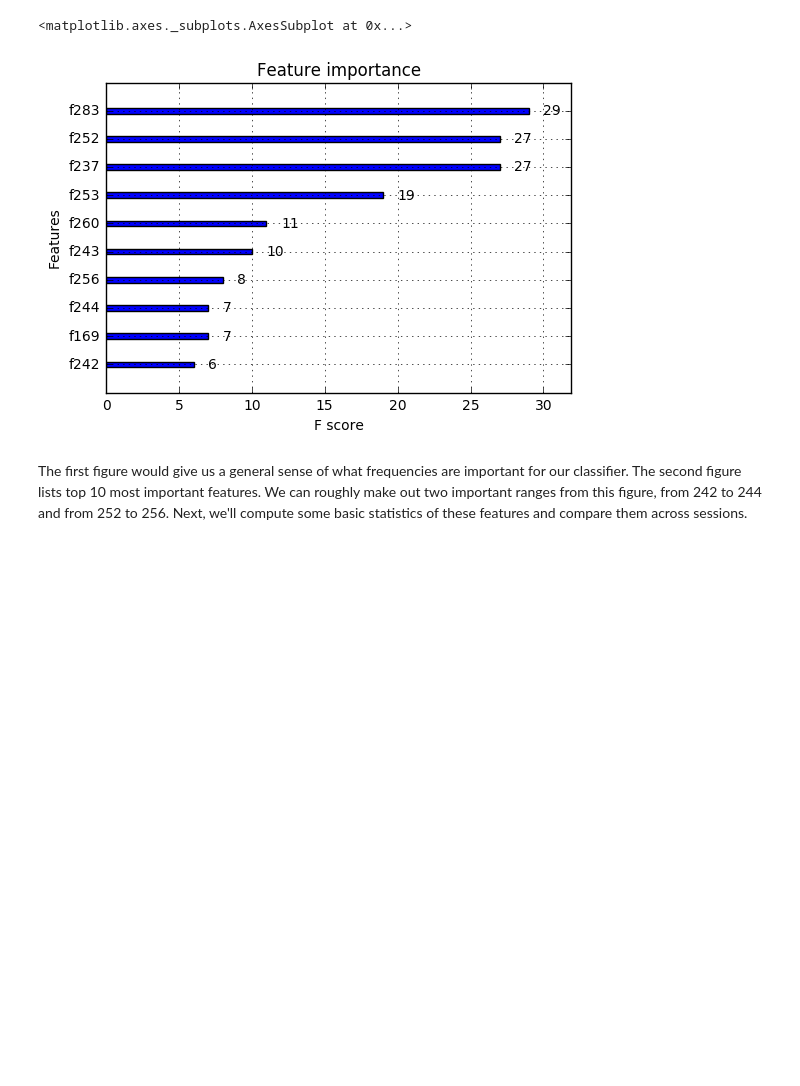
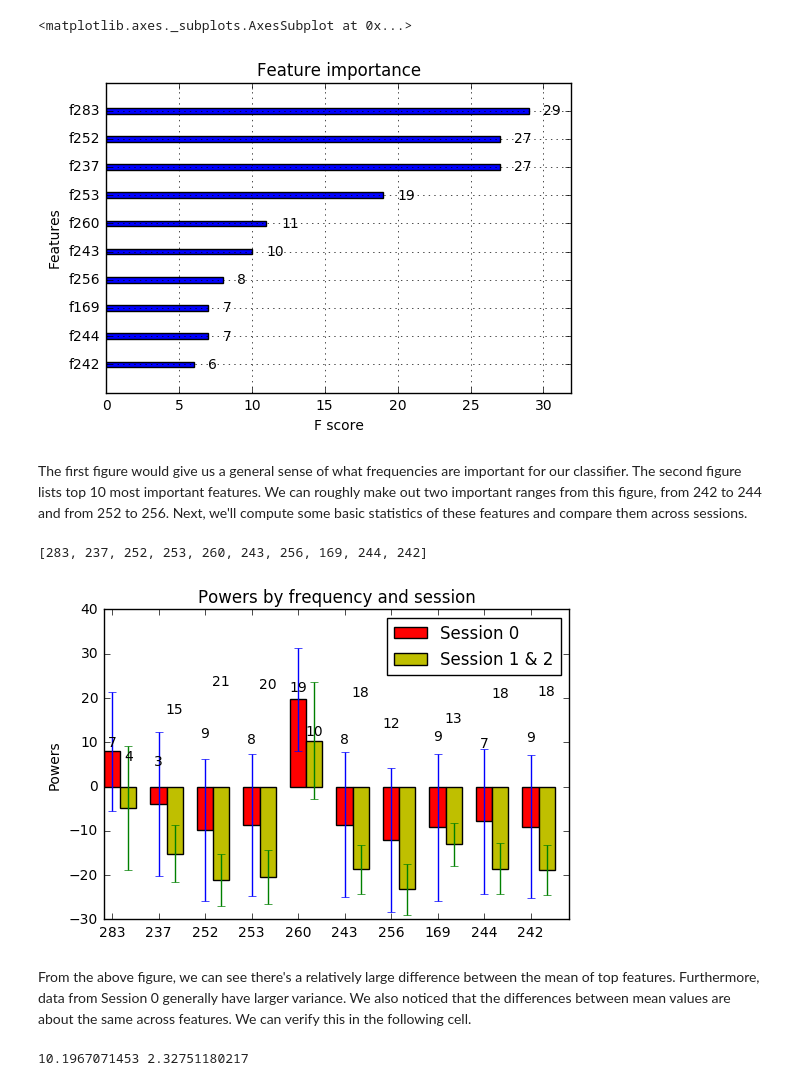
Before and after one commit to UltimateBeaver/290T-mrt-lab2, a Jupyter notebook: lab-2.ipynb, the cells around one changed output. Saved outputs shown, nothing was run; the diff lists cells and outputs as text; code cells hidden in the pictures; blank space fills up the shorter version.

```diff
--- a/lab-2.ipynb
+++ b/lab-2.ipynb
@@ -233,3 +233,82 @@ plot_importance(clf, max_num_features=10)
 [figure]
 # %% [markdown]
 The first figure would give us a general sense of what frequencies are important for our classifier. The second figure lists top 10 most important features. We can roughly make out two important ranges from this figure, from 242 to 244 and from 252 to 256. Next, we'll compute some basic statistics of these features and compare them across sessions.
+# %%
+k = 10
+imp = clf.feature_importances_
+top_k_features = sorted(zip(range(len(imp)), imp), key=lambda p: p[1], reverse=True)[:k]
+top_k_features = [p[0] for p in top_k_features]
+print(top_k_features)
+# %% [output]
+[283, 237, 252, 253, 260, 243, 256, 169, 244, 242]
+# %%
+def basic_stats(dataset, top_k_features):
+    stats = {}
+    for f in top_k_features:
+        stats[f] = {}
+        stats[f]['values'] = []
+    for dp in dataset:
+        for f in top_k_features:
+            stats[f]['values'].append(dp[f])
+    for f in top_k_features:
+        stats[f]['mean'] = np.mean(stats[f]['values'])
+        stats[f]['std'] = np.std(stats[f]['values'])
+    return stats
+# %%
+stats_X = basic_stats(X, top_k_features)
+stats_X_later = basic_stats(X_subja_later, top_k_features)
+# %%
+N = k
+ind = np.arange(N)  # the x locations for the groups
+width = 0.35       # the width of the bars
+
+X_means = []
+X_stds = []
+for f in top_k_features:
+    X_means.append(stats_X[f]['mean'])
+    X_stds.append(stats_X[f]['std'])
+
+X_later_means = []
+X_later_stds = []
+for f in top_k_features:
+    X_later_means.append(stats_X_later[f]['mean'])
+    X_later_stds.append(stats_X_later[f]['std'])
+
+fig, ax = plt.subplots()
+rects1 = ax.bar(ind, X_means, width, color='r', yerr=X_stds)
+rects2 = ax.bar(ind + width, X_later_means, width, color='y', yerr=X_later_stds)
+
+# add some text for labels, title and axes ticks
+ax.set_ylabel('Powers')
+ax.set_title('Powers by frequency and session')
+ax.set_xticks(ind + width / 2)
+ax.set_xticklabels(top_k_features)
+
+ax.legend((rects1[0], rects2[0]), ('Session 0', 'Session 1 & 2'))
+
+
+def autolabel(rects):
+    """
+    Attach a text label above each bar displaying its height
+    """
+    for rect in rects:
+        height = rect.get_height()
+        ax.text(rect.get_x() + rect.get_width()/2., 1.05*height,
+                '%d' % int(height),
+                ha='center', va='bottom')
+
+autolabel(rects1)
+autolabel(rects2)
+
+plt.show()
+# %% [output]
+[figure, added]
+# %% [markdown]
+From the above figure, we can see there's a relatively large difference between the mean of top features. Furthermore, data from Session 0 generally have larger variance. We also noticed that the differences between mean values are about the same across features. We can verify this in the following cell.
+# %%
+diff = []
+for i in range(k):
+    diff.append(X_means[i] - X_later_means[i])
+print(np.mean(diff), np.std(diff))
+# %% [output]
+10.1967071453 2.32751180217
```
Also changed, not shown: parts of 1 cell of this notebook.
